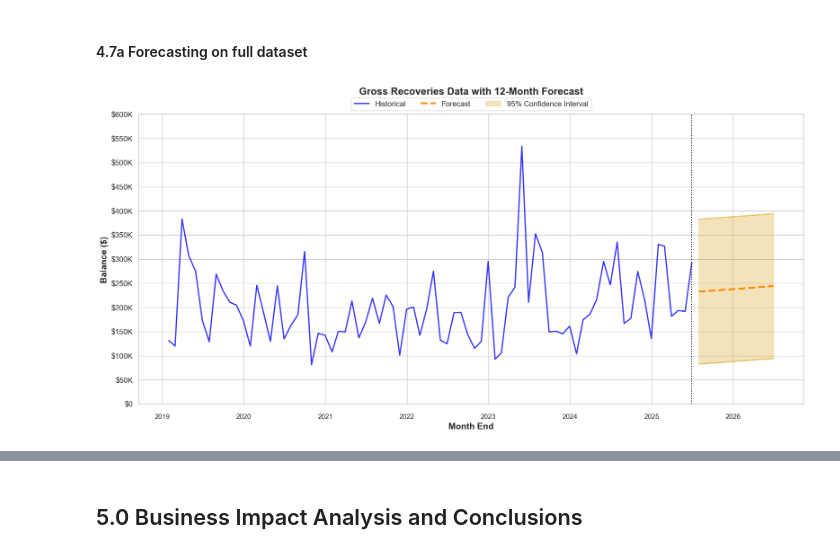
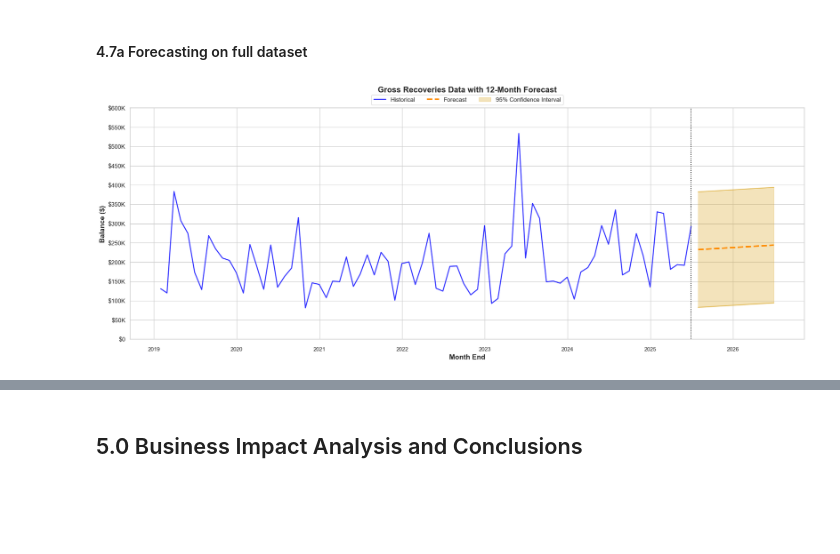
Before and after one commit to imoore99/TIME_SERIES_FORECASTING, a Jupyter notebook: TIME_SERIES_FORECASTING.ipynb, the cells around one changed output, grey strips where cells are left out. Drawn from its saved outputs; the diff is of its cells as text; code cells hidden in the pictures; blank space fills up the shorter version.

```diff
--- a/TIME_SERIES_FORECASTING.ipynb
+++ b/TIME_SERIES_FORECASTING.ipynb
@@ -1251,7 +1252,7 @@ core_forecast_data.iloc[-12:, core_forecast_data.columns.get_loc('REC_BAL_future
 core_forecast_data.iloc[-12:, core_forecast_data.columns.get_loc('REC_BAL_future_forecast_lower_bound')] = forecast_lower
 # %%
 # Plot Charge-Off and Recovery Data Together
-fig, ax = plt.subplots(figsize=(16,8))  # Changed this line
+fig, ax = plt.subplots(figsize=(20,8))  # Changed this line
 title = 'Gross Recoveries Data with 12-Month Forecast'
 
 plt.title(title, size=16, fontweight='bold', pad=32)  # Add pad for spacing
@@ -1261,34 +1262,34 @@ ax.plot(core_forecast_data.index, core_forecast_data['REC_BAL'], color = 'blue',
 # Future forecasts
 ax.plot(core_forecast_data.index, core_forecast_data['REC_BAL_future_forecast'], color = "darkorange", linestyle='--', label='Forecast', linewidth=3)
 ax.plot(core_forecast_data.index, core_forecast_data['REC_BAL_future_forecast_lower_bound'], alpha=0.5, color = "goldenrod", linewidth=2)
 ax.plot(core_forecast_data.index, core_forecast_data['REC_BAL_future_forecast_upper_bound'], alpha=0.5, color = "goldenrod", linewidth=2)
 
 ax.fill_between(future_dates,
                 np.array(forecast_lower),
                 np.array(forecast_upper),
                 alpha=0.3, color="goldenrod", label='95% Confidence Interval')
 
 # Add vertical line at forecast start
 ax.axvline(x=core_forecast_data['REC_BAL_future_forecast'].index[-13], color='black', linestyle=':')
 
 #ax.autoscale(axis='x',tight=True)
 ax.set_ylabel('Balance ($)', fontsize=14, fontweight='bold')
 ax.set_xlabel('Month End', fontsize=14, fontweight='bold')
 
 yticks = [0, 50000, 100000, 150000, 200000, 250000, 300000, 350000, 400000, 450000, 500000, 550000, 600000]
 yticks_labels = ['$0', '$50K', '$100K', '$150K', '$200K', '$250K', '$300K', '$350K', '$400K', '$450K', '$500K', '$550K', '$600K']
 ax.set_yticks(yticks, yticks_labels, fontsize=12)
 ax.tick_params(axis='x', size=12)
 
 # Position legend between title and plot
 plt.legend(bbox_to_anchor=(0.5, 1.07), loc='upper center', ncol=4, fontsize=12)
 plt.subplots_adjust(top=0.80)  # Make more room at the top
 plt.ylim(0, max(yticks))
 plt.savefig("figures/plot_{}.png".format(title.replace(" ", "_")))
 plt.tight_layout()
 plt.show();
 # %% [output]
-[figure, old version]
+[figure, new version]
 # %% [markdown]
 The recovery forecast demonstrates the challenges of predicting inherently volatile recoveries. The HP filter-based forecast (orange dashed line) provides a stable trend around $240K with reasonably wide confidence interval bands due to the inherent uncertainty in recovery amounts. Unlike the failed Holt-Winters, ARIMA and SARIMA approaches that produced either extreme volatility or overly narrow predictions, this method offers realistic uncertainty bounds spanning between $80K to $400K. this forecast approach essentially acknowledges that while recoveries exhibit some trending behavior over time, the month-to-month variations are largely unpredictable due to the operational nature of collection activities.
 # %% [markdown]
```
Also changed, not shown: parts of 11 cells of this notebook, 10 other files.
